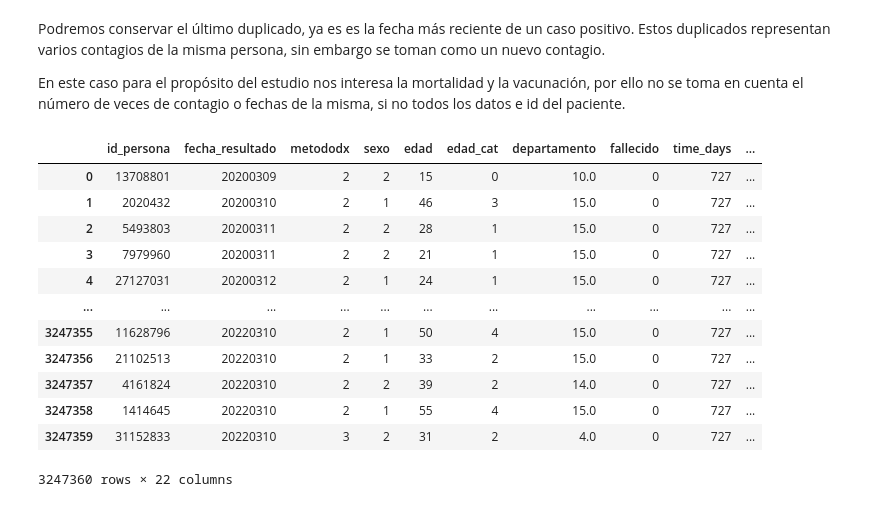
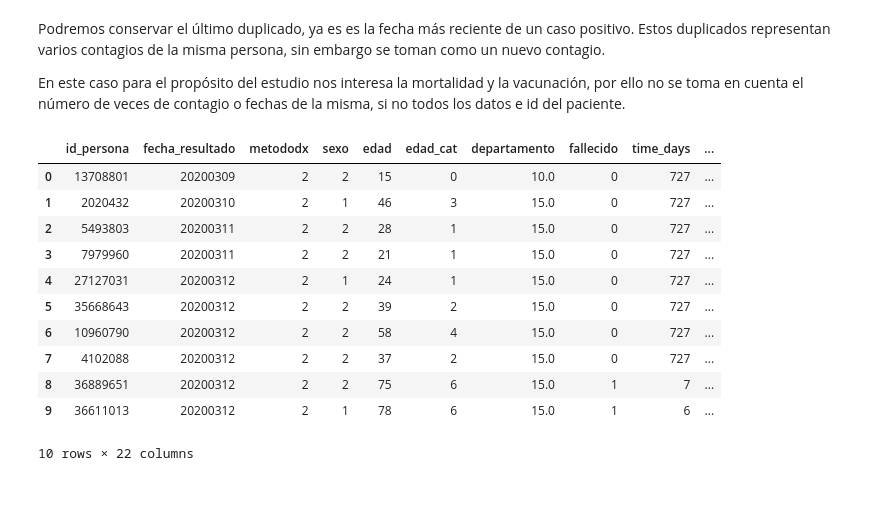
Before and after one commit to xxotto/covid19-Peru, a Jupyter notebook: Notebooks/3_DataFiltering.ipynb, the cells around one changed output. Drawn from its saved outputs; the diff is of its cells as text; code cells hidden in the pictures.

```diff
--- a/Notebooks/3_DataFiltering.ipynb
+++ b/Notebooks/3_DataFiltering.ipynb
@@ -175,0 +219,11 @@ df
+# %%
+def days_between(d1, d2):
+    '''Función que retorna el número de días entre 2 días dados'''
+    return abs((d2 - d1).days)
+
+fecha_min = df['fecha'].min()  # Primera fecha reportada en el dataset
+fecha_max = df['fecha'].max()  # Última fecha reportada en el dataset
+
+# Obtener el número de días transcurridos a partir de la primera fecha reportada (fecha_min)
+df['time_days'] = df['fecha'].apply(lambda row : days_between(row, fecha_min)+1)
+df['time_days'] = df['time_days'].fillna(df.time_days.max()).astype('int')
@@ -226,18 +282,10 @@ df = dd.from_pandas(df, npartitions=3)
 # %%
-# Leer el dataset (dask dataframe ddf)
-url_vac = '../RawData/TB_VACUNACION_COVID19.csv'
-col_vac = ['id_persona','fecha_vacunacion','dosis', 'id_vacuna']
-ddf_vac = dd.read_csv(url_vac, sep = ",", usecols = col_vac, dtype = {'fecha_vacunacion':'int32',
-                                                                      'dosis': 'int8',
-                                                                      'id_vacuna': 'int8',
-                                                                      'id_persona': 'int32'})
-
+"""
 # Convertir la columna 'fecha_vacunacion' a formato fecha y obtener el año y semana epidemiológica
-""" ddf_vac = ddf_vac.assign(fecha_vacunacion = dd.to_datetime(ddf_vac['fecha_vacunacion'],
+ddf_vac = ddf_vac.assign(fecha_vacunacion = dd.to_datetime(ddf_vac['fecha_vacunacion'],
                                                            format = '%Y%m%d',
-                                                           errors="coerce")) """
-
+                                                           errors="coerce"))
+"""
+# Renombrar y ordenar columnas
 ddf_vac = ddf_vac.rename(columns = {'fecha_vacunacion': 'fecha_vacuna'})
 ddf_vac = ddf_vac[['id_persona', 'dosis', 'fecha_vacuna', 'id_vacuna']]
-
-ddf_vac.head()
@@ -289,9 +394,10 @@ Index(['id_persona', 'fecha_resultado', 'metododx', 'sexo', 'edad', 'edad_cat',
 # %% [markdown]
 ### Rellenar espacios vacíos con 0
+# %%
+# Crear una columna llamado 'vacunado' si recibe 2 o 3 dosis
+df['vacunado'] = np.where((df['dosis_2'] == 1) | (df['dosis_3'] == 1), 1, 0).astype('int8')
 # %%
-# Variable "vacunado" si recibe las 2 dosis
-df['vacunado'] = np.where(df['dosis_2'] == 1, 1, 0).astype('int8')
-
+# Convertir de float a int para ocupar menos espacio en memoria
 df['dosis_1'] = df['dosis_1'].fillna(0).astype('int8')
 df['dosis_2'] = df['dosis_2'].fillna(0).astype('int8')
 df['dosis_3'] = df['dosis_3'].fillna(0).astype('int8')
@@ -339,17 +460,16 @@ df = df.drop_duplicates('id_persona', keep='last') \
        .reset_index(drop = True)
 # %%
-df
+df.head(10)
 # %% [output]
 |  | id_persona | fecha_resultado | metododx | sexo | edad | edad_cat | departamento | fallecido | time_days | ... |
 | 0 | 13708801 | 20200309 | 2 | 2 | 15 | 0 | 10.0 | 0 | 727 | ... |
 | 1 | 2020432 | 20200310 | 2 | 1 | 46 | 3 | 15.0 | 0 | 727 | ... |
 | 2 | 5493803 | 20200311 | 2 | 2 | 28 | 1 | 15.0 | 0 | 727 | ... |
 | 3 | 7979960 | 20200311 | 2 | 2 | 21 | 1 | 15.0 | 0 | 727 | ... |
 | 4 | 27127031 | 20200312 | 2 | 1 | 24 | 1 | 15.0 | 0 | 727 | ... |
-| ... | ... | ... | ... | ... | ... | ... | ... | ... | ... | ... |
-| 3247355 | 11628796 | 20220310 | 2 | 1 | 50 | 4 | 15.0 | 0 | 727 | ... |
-| 3247356 | 21102513 | 20220310 | 2 | 1 | 33 | 2 | 15.0 | 0 | 727 | ... |
-| 3247357 | 4161824 | 20220310 | 2 | 2 | 39 | 2 | 14.0 | 0 | 727 | ... |
-| 3247358 | 1414645 | 20220310 | 2 | 1 | 55 | 4 | 15.0 | 0 | 727 | ... |
-| 3247359 | 31152833 | 20220310 | 3 | 2 | 31 | 2 | 4.0 | 0 | 727 | ... |
+| 5 | 35668643 | 20200312 | 2 | 2 | 39 | 2 | 15.0 | 0 | 727 | ... |
+| 6 | 10960790 | 20200312 | 2 | 2 | 58 | 4 | 15.0 | 0 | 727 | ... |
+| 7 | 4102088 | 20200312 | 2 | 2 | 37 | 2 | 15.0 | 0 | 727 | ... |
+| 8 | 36889651 | 20200312 | 2 | 2 | 75 | 6 | 15.0 | 1 | 7 | ... |
+| 9 | 36611013 | 20200312 | 2 | 1 | 78 | 6 | 15.0 | 1 | 6 | ... |
-3247360 rows × 22 columns
+10 rows × 22 columns
```
Also changed, not shown: parts of 51 cells of this notebook, 4 other files.
